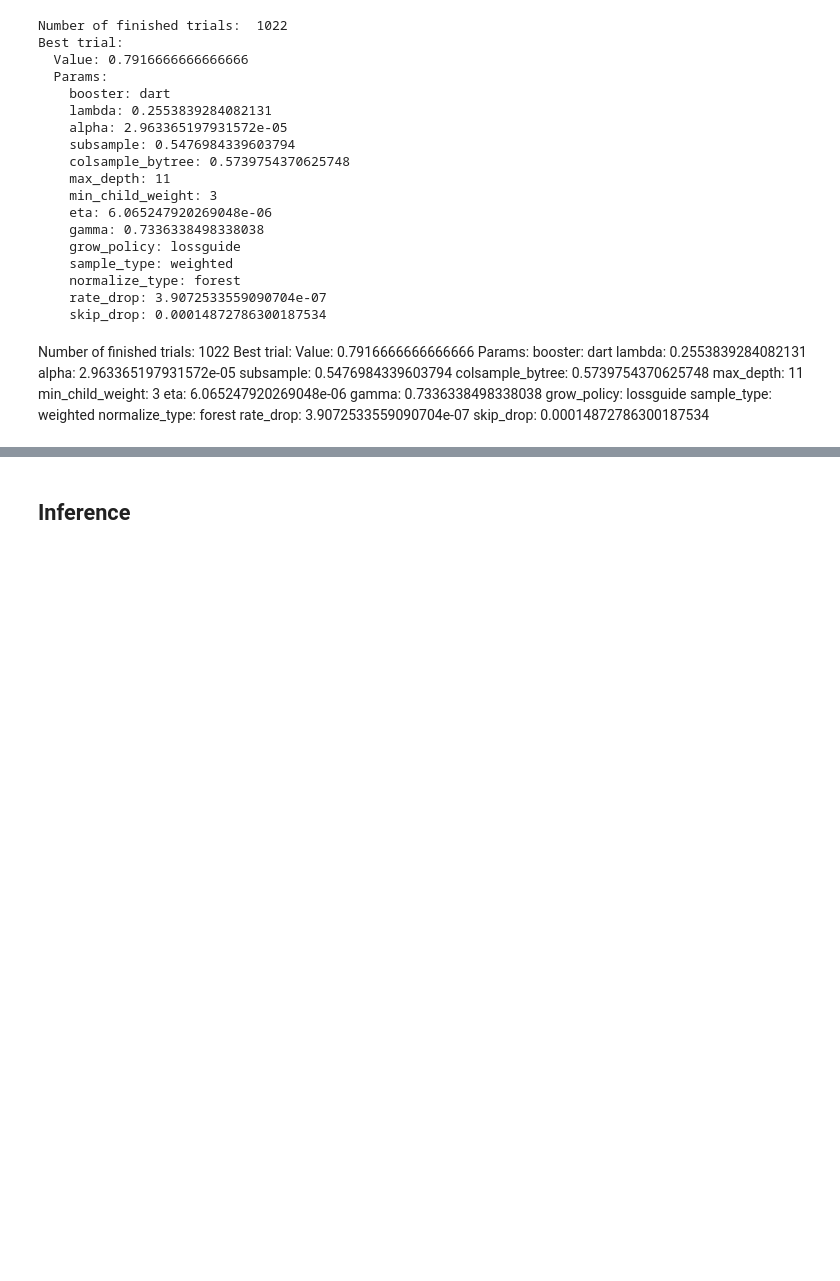
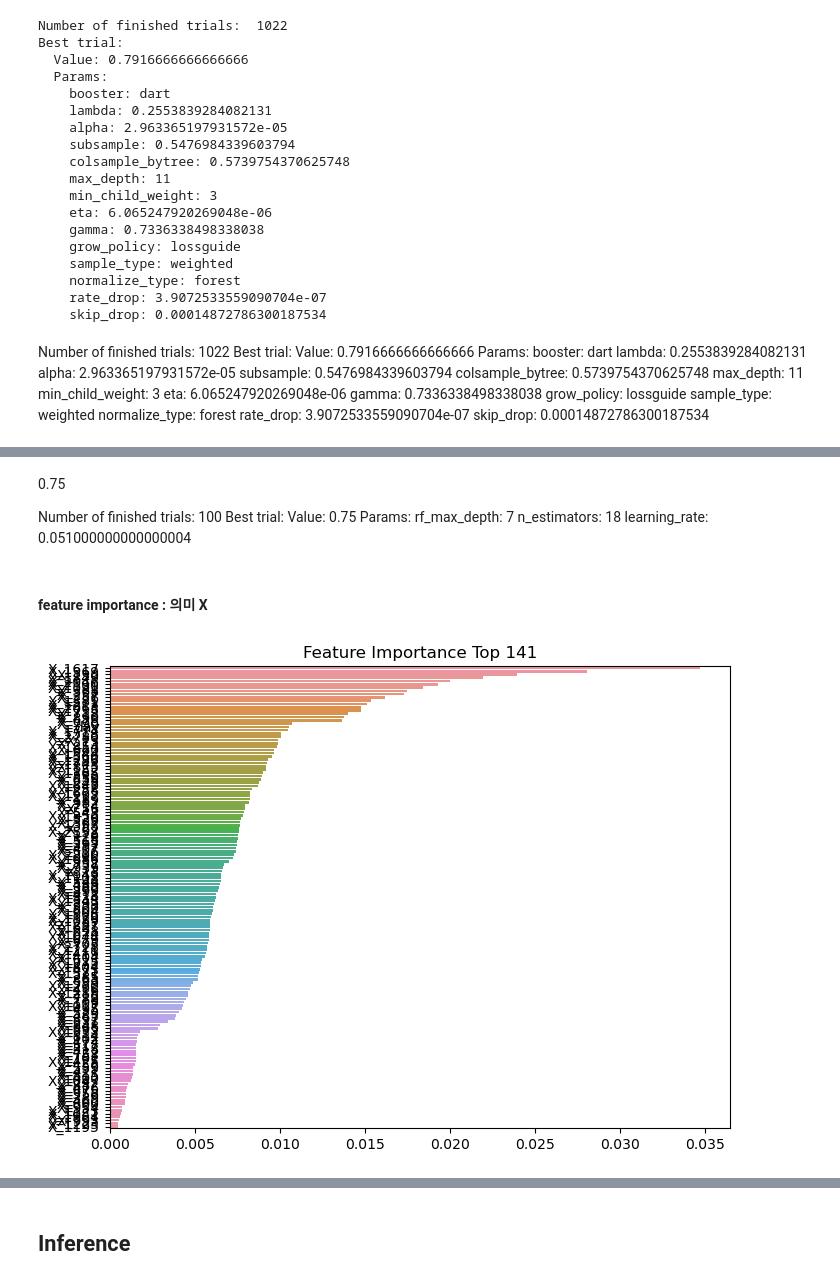
Before and after one commit to CodeofO/2302_LG-Aimers, a Jupyter notebook: Baseline_RF.ipynb, the cells around one changed output, grey strips where cells are left out. Cells and saved outputs as stored; diff of their text form; code cells hidden in the pictures; blank space fills up the shorter version.

```diff
--- a/Baseline_RF.ipynb
+++ b/Baseline_RF.ipynb
@@ -130,13 +79,3 @@ def split_TIMESTEPS(train_df, test_df, train_time_df, test_time_df):
     test_df['day'] = test_col_day
 
 split_TIMESTEPS(train_df, test_df, train_time_df, test_time_df)
-# %%
-# astype
-
-train_df = train_df.astype({'year':'int'})
-train_df = train_df.astype({'month':'int'})
-train_df = train_df.astype({'day':'int'})
-
-test_df = test_df.astype({'year':'int'})
-test_df = test_df.astype({'month':'int'})
-test_df = test_df.astype({'day':'int'})
@@ -678,0 +607,29 @@ TypeError: 'module' object is not callable
+# %% [markdown]
+0.75
+
+Number of finished trials:  100
+Best trial:
+  Value: 0.75
+  Params:
+    rf_max_depth: 7
+    n_estimators: 18
+    learning_rate: 0.051000000000000004
+# %% [markdown]
+#### feature importance : 의미 X
+# %%
+import seaborn as sns
+import matplotlib.pyplot as plt
+
+ft_importance_values = XGBClassifier.feature_importances_
+
+# 정렬과 시각화를 쉽게 하기 위해 series 전환
+ft_series = pd.Series(ft_importance_values, index = train_x.columns)
+ft_top141 = ft_series.sort_values(ascending=False)[:141]
+
+# 시각화
+plt.figure(figsize=(8,6))
+plt.title('Feature Importance Top 141')
+sns.barplot(x=ft_top141, y=ft_top141.index)
+plt.show()
+# %% [output]
+[figure, added]
```
Also changed, not shown: parts of 25 cells of this notebook.
